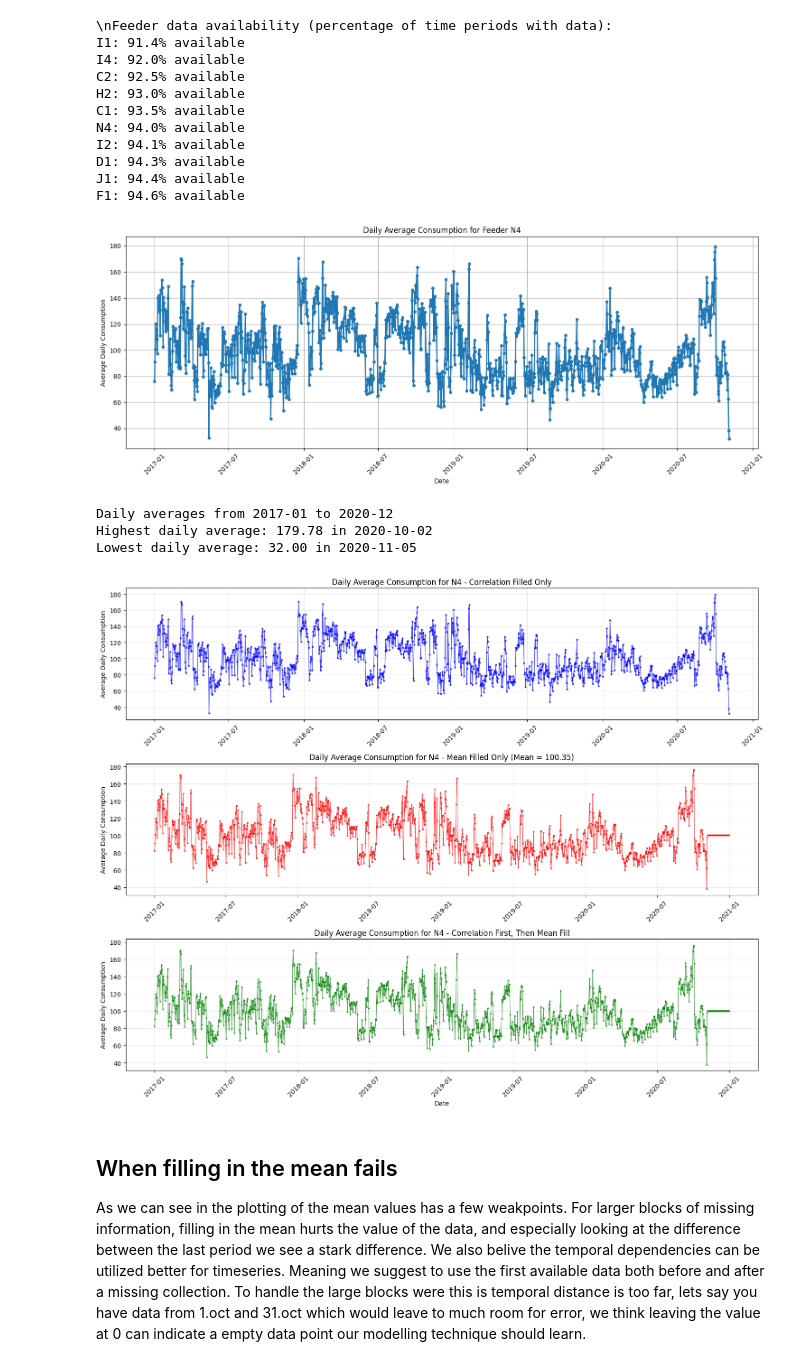
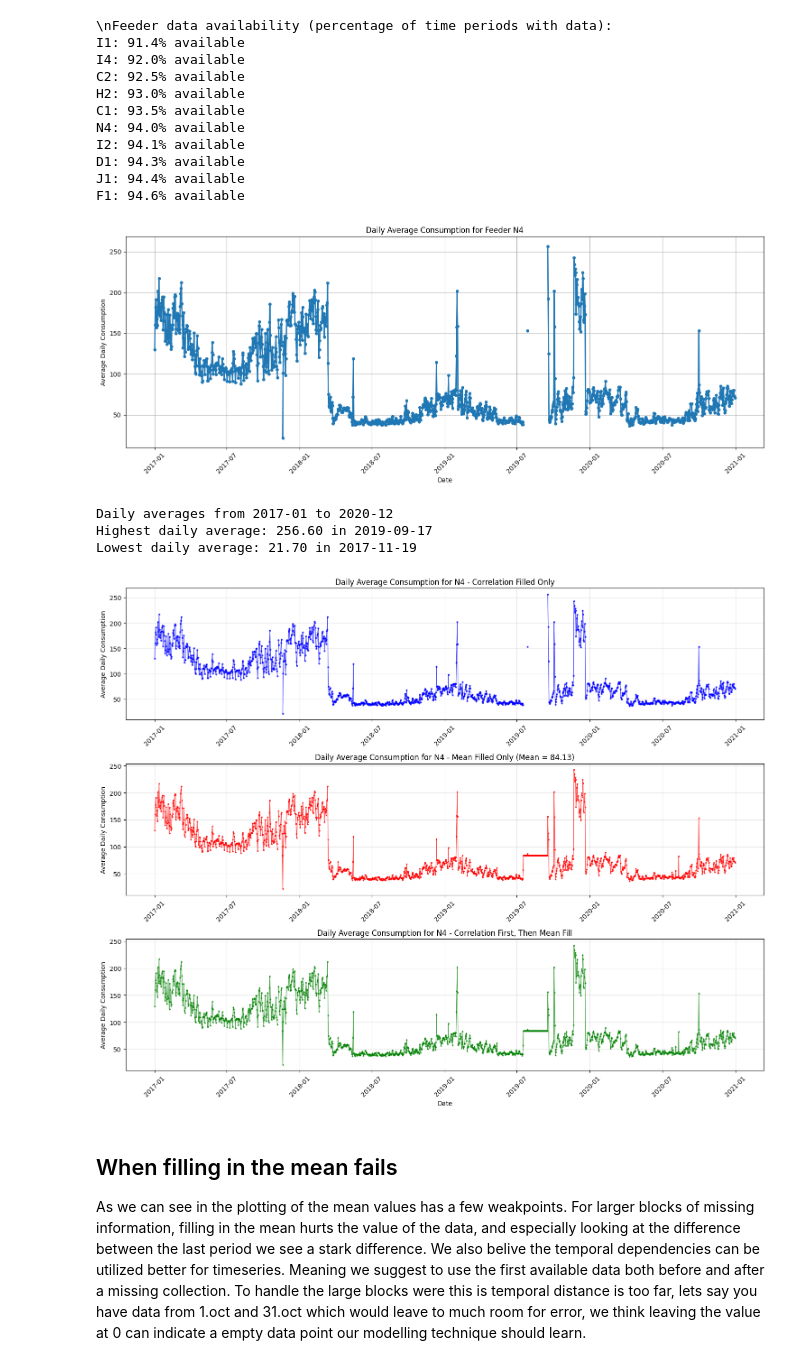
Before and after one commit to NicolaiBaklund/IT3212, a Jupyter notebook: notebooks/Paraguay/missing/missing_values.ipynb, the cells around one changed output. Cells and saved outputs as stored; diff of their text form; code cells hidden in the pictures.

```diff
--- a/notebooks/Paraguay/missing/missing_values.ipynb
+++ b/notebooks/Paraguay/missing/missing_values.ipynb
@@ -184,50 +184,50 @@ F1: 94.6% available
 # %%
 # look at monthly average consumption for N4 before 2021 to check for patterns
 
-df_N4 = df_consumption_filled[df_consumption_filled['feeder'] == 'N4'].copy()
+df_N4 = df_consumption_filled[df_consumption_filled['feeder'] == 'E3'].copy()
 df_N4['datetime'] = pd.to_datetime(df_N4['datetime'], errors='coerce')
 df_N4 = df_N4.set_index('datetime').sort_index()
 
 # Resample to Daily averages
 df_N4_daily = df_N4.resample('D')['consumption'].mean()
 
 plt.figure(figsize=(15, 6))
 plt.plot(df_N4_daily.index, df_N4_daily.values, marker='o', linestyle='-', markersize=4, linewidth=2)
 plt.title('Daily Average Consumption for Feeder N4')
 plt.xlabel('Date')
 plt.ylabel('Average Daily Consumption')
 plt.grid(True)
 plt.xticks(rotation=45)
 plt.tight_layout()
 plt.show()
 
 # Print some statistics
 print(f"Daily averages from {df_N4_daily.index.min().strftime('%Y-%m')} to {df_N4_daily.index.max().strftime('%Y-%m')}")
 print(f"Highest daily average: {df_N4_daily.max():.2f} in {df_N4_daily.idxmax().strftime('%Y-%m-%d')}")
 print(f"Lowest daily average: {df_N4_daily.min():.2f} in {df_N4_daily.idxmin().strftime('%Y-%m-%d')}")
 # %% [output]
-[figure, old version]
+[figure, new version]
 Daily averages from 2017-01 to 2020-12
-Highest daily average: 179.78 in 2020-10-02
-Lowest daily average: 32.00 in 2020-11-05
+Highest daily average: 256.60 in 2019-09-17
+Lowest daily average: 21.70 in 2017-11-19
 # %%
 # Compare N4 consumption: correlation-filled, mean-filled, and both methods combined
 
 # Get N4 data from correlation-filled dataset
-df_N4_corr_filled = df_consumption_filled[df_consumption_filled['feeder'] == 'N4'].copy()
+df_N4_corr_filled = df_consumption_filled[df_consumption_filled['feeder'] == 'E3'].copy()
 df_N4_corr_filled['datetime'] = pd.to_datetime(df_N4_corr_filled['datetime'], errors='coerce')
 df_N4_corr_filled = df_N4_corr_filled.set_index('datetime').sort_index()
 df_N4_corr_filled_before_2021 = df_N4_corr_filled[df_N4_corr_filled.index < '2021-01-01']
 
 # Get N4 data and fill missing values with mean
-df_N4_mean_filled = pivot_df['N4'].copy()
+df_N4_mean_filled = pivot_df['E3'].copy()
 n4_mean = df_N4_mean_filled.mean()
 df_N4_mean_filled = df_N4_mean_filled.fillna(n4_mean)
 df_N4_mean_filled.index = pd.to_datetime(df_N4_mean_filled.index, errors='coerce')
 df_N4_mean_filled_before_2021 = df_N4_mean_filled[df_N4_mean_filled.index < '2021-01-01']
 
 # Get N4 data and apply both methods: first correlation, then mean for remaining missing values
-df_N4_both_filled = pivot_df['N4'].copy()
+df_N4_both_filled = pivot_df['E3'].copy()
 # First apply correlation filling (this was already done in pivot_df)
 # Then apply mean filling to any remaining missing values
 df_N4_both_filled = df_N4_both_filled.fillna(n4_mean)
@@ -271,7 +271,7 @@ for ax in axes:
 plt.tight_layout()
 plt.show()
 # %% [output]
-[figure, old version]
+[figure, new version]
 # %% [markdown]
 ## When filling in the mean fails
 As we can see in the plotting of the mean values has a few weakpoints. For larger blocks of missing information, filling in the mean hurts the value of the data, and especially looking at the difference between the last period we see a stark difference. We also belive the temporal dependencies can be utilized better for timeseries. Meaning we suggest to use the first available data both before and after a missing collection. To handle the large blocks were this is temporal distance is too far, lets say you have data from 1.oct and 31.oct which would leave to much room for error, we think leaving the value at 0 can indicate a empty data point our modelling technique should learn.
```
Also changed, not shown: parts of 4 cells of this notebook, 4 other files.
